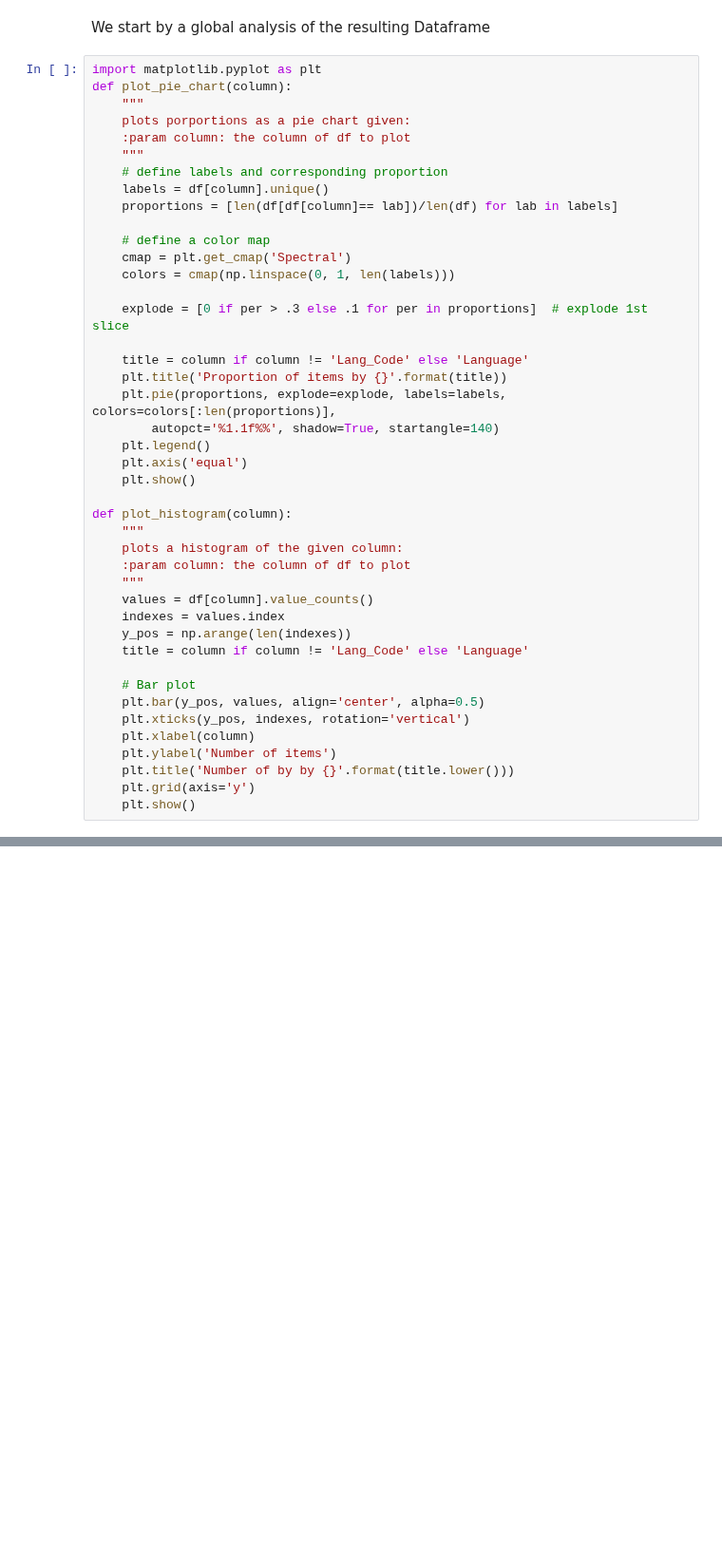
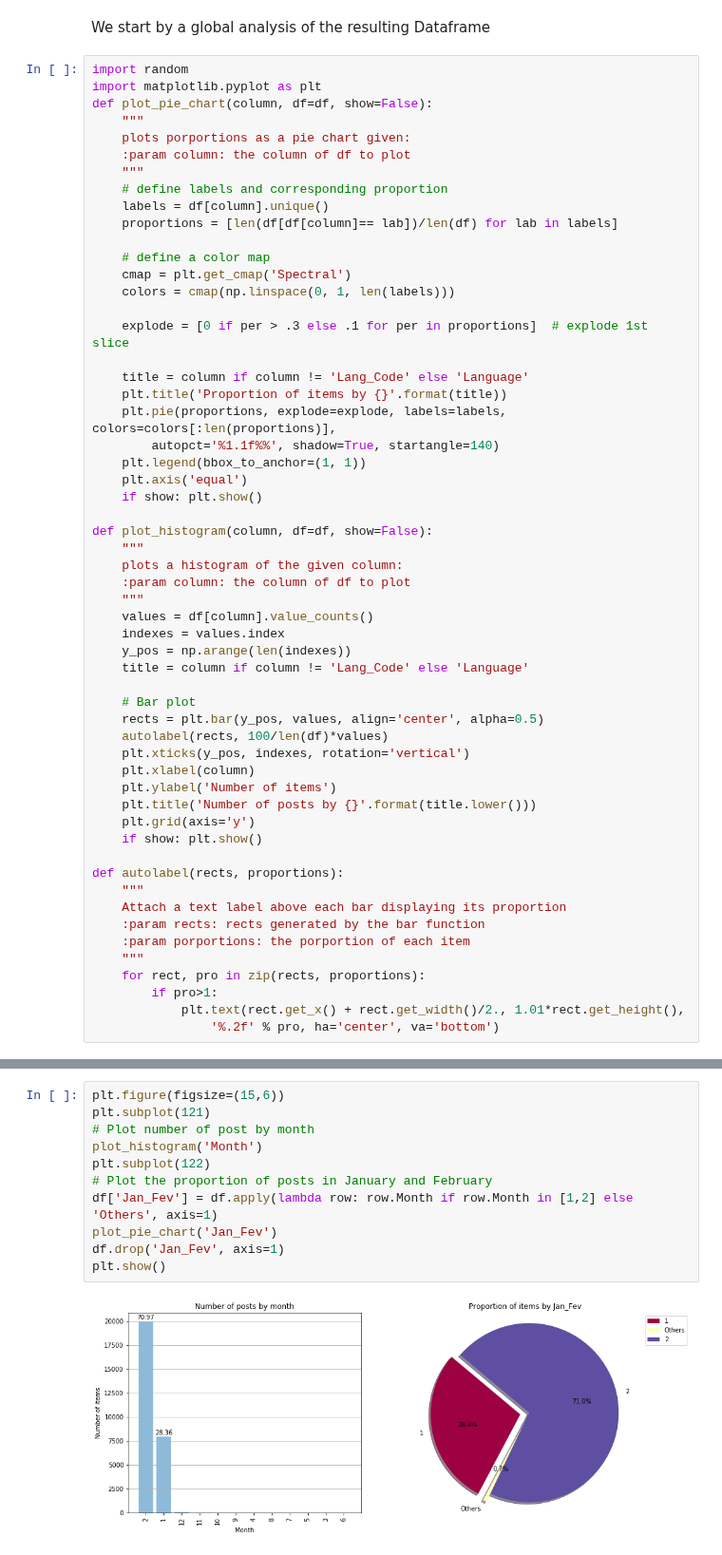
Before and after one commit to KhalilMrini/Revisiting-Arab-Spring, a Jupyter notebook: Project/Project.ipynb, the cells around one changed output, grey strips where cells are left out. Shown at 95% size. Cells and saved outputs as stored; diff of their text form; blank space fills up the shorter version.

Commit message:
plots
Histogram, pie_chart, Scatter ....

```diff
--- a/Project/Project.ipynb
+++ b/Project/Project.ipynb
@@ -650,8 +650,9 @@ We start by comparing content between these dates, since they represent two diff
 # %% [markdown]
 We start by a global analysis of the resulting Dataframe
 # %%
+import random
 import matplotlib.pyplot as plt
-def plot_pie_chart(column):
+def plot_pie_chart(column, df=df, show=False):
     """
     plots porportions as a pie chart given:
     :param column: the column of df to plot
@@ -670,11 +671,11 @@ def plot_pie_chart(column):
     plt.title('Proportion of items by {}'.format(title))
     plt.pie(proportions, explode=explode, labels=labels, colors=colors[:len(proportions)],
         autopct='%1.1f%%', shadow=True, startangle=140)
-    plt.legend()
+    plt.legend(bbox_to_anchor=(1, 1))
     plt.axis('equal')
-    plt.show()
+    if show: plt.show()
 
-def plot_histogram(column):
+def plot_histogram(column, df=df, show=False):
     """
     plots a histogram of the given column:
     :param column: the column of df to plot
@@ -685,10 +686,22 @@ def plot_histogram(column):
     title = column if column != 'Lang_Code' else 'Language'
 
     # Bar plot
-    plt.bar(y_pos, values, align='center', alpha=0.5)
+    rects = plt.bar(y_pos, values, align='center', alpha=0.5)
+    autolabel(rects, 100/len(df)*values)
     plt.xticks(y_pos, indexes, rotation='vertical')
     plt.xlabel(column)
     plt.ylabel('Number of items')
-    plt.title('Number of by by {}'.format(title.lower()))
+    plt.title('Number of posts by {}'.format(title.lower()))
     plt.grid(axis='y')
-    plt.show()
+    if show: plt.show()
+
+def autolabel(rects, proportions):
+    """
+    Attach a text label above each bar displaying its proportion
+    :param rects: rects generated by the bar function
+    :param porportions: the porportion of each item
+    """
+    for rect, pro in zip(rects, proportions):
+        if pro>1:
+            plt.text(rect.get_x() + rect.get_width()/2., 1.01*rect.get_height(),
+                '%.2f' % pro, ha='center', va='bottom')
@@ -721,0 +708,13 @@ Index(['Author_Link', 'Author_Name', 'Category', 'Datetime', 'Egypt',
+# %%
+plt.figure(figsize=(15,6))
+plt.subplot(121)
+# Plot number of post by month
+plot_histogram('Month')
+plt.subplot(122)
+# Plot the proportion of posts in January and February
+df['Jan_Fev'] = df.apply(lambda row: row.Month if row.Month in [1,2] else 'Others', axis=1)
+plot_pie_chart('Jan_Fev')
+df.drop('Jan_Fev', axis=1)
+plt.show()
+# %% [output]
+[figure, added]
```
Also changed, not shown: parts of 18 cells of this notebook.
